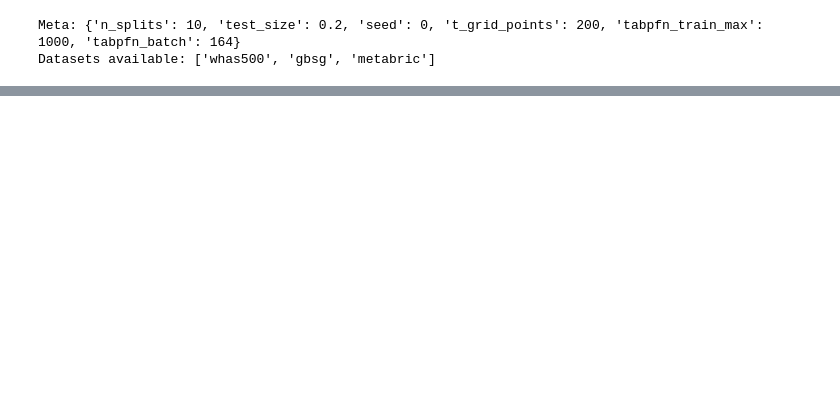
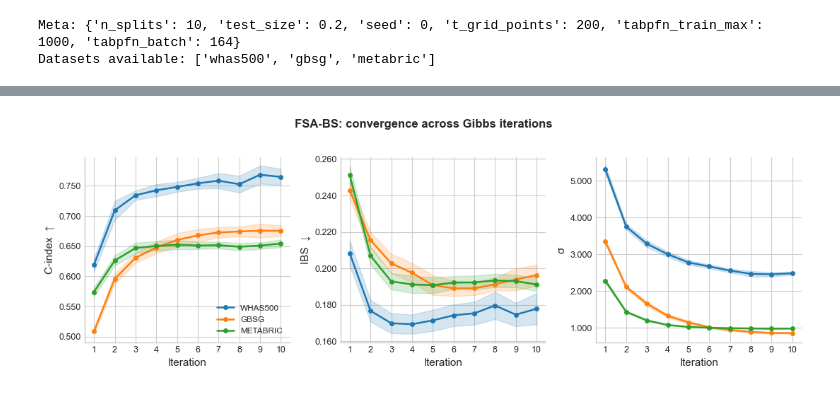
Before and after one commit to marianaw/frozenhazard, a Jupyter notebook: notebooks/results_plots.ipynb, the cells around one changed output, grey strips where cells are left out. Saved outputs shown, nothing was run; the diff lists cells and outputs as text; code cells hidden in the pictures; blank space fills up the shorter version.

```diff
--- a/notebooks/results_plots.ipynb
+++ b/notebooks/results_plots.ipynb
@@ -123,7 +170,7 @@ Passing `palette` without assigning `hue` is deprecated and will be removed in v
 # Summary table: mean ± std
 rows = []
 for ds in datasets:
-    for method in METHOD_LABELS:
+    for method in present:
         sub = df[(df['dataset'] == ds) & (df['method'] == method)]
         if sub.empty:
             continue
@@ -139,0 +264,36 @@ print(table.to_latex())
+# %%
+# --- Gibbs convergence: CI, IBS, Sigma vs iteration ---
+gibbs_datasets = list(gibbs['datasets'].keys())
+palette_g = sns.color_palette("tab10", n_colors=len(gibbs_datasets))
+
+metrics_to_plot = [('CI', 'C-index  ↑'), ('IBS', 'IBS  ↓'), ('Sigma', 'σ')]
+fig, axes = plt.subplots(1, 3, figsize=(11, 3.6))
+
+for ax, (col, ylabel) in zip(axes, metrics_to_plot):
+    for ds, color in zip(gibbs_datasets, palette_g):
+        sub   = gdf[gdf['dataset'] == ds]
+        iters = sorted(sub['Iter'].unique())
+        means = np.array([sub[sub['Iter'] == it][col].mean() for it in iters])
+        ses   = np.array([sub[sub['Iter'] == it][col].std() /
+                          np.sqrt(sub[sub['Iter'] == it][col].count()) for it in iters])
+
+        ax.plot(iters, means, marker='o', markersize=4, linewidth=1.8,
+                color=color, label=DATASET_LABELS.get(ds, ds))
+        ax.fill_between(iters, means - ses, means + ses, alpha=0.18, color=color)
+
+    ax.set_xlabel('Iteration', fontsize=11)
+    ax.set_ylabel(ylabel, fontsize=11)
+    ax.set_xticks(iters)
+    ax.yaxis.set_major_formatter(ticker.FormatStrFormatter('%.3f'))
+    ax.tick_params(labelsize=9)
+    ax.spines[['top', 'right']].set_visible(False)
+
+axes[0].legend(fontsize=8.5, frameon=False)
+fig.suptitle('FSA-BS: convergence across Gibbs iterations', fontsize=12,
+             fontweight='bold', y=1.02)
+plt.tight_layout()
+plt.savefig('../figures/gibbs_convergence.pdf', dpi=300, bbox_inches='tight')
+plt.savefig('../figures/gibbs_convergence.png', dpi=300, bbox_inches='tight')
+plt.show()
+# %% [output]
+[figure, added]
```
Also changed, not shown: parts of 6 cells of this notebook, 8 other files.
